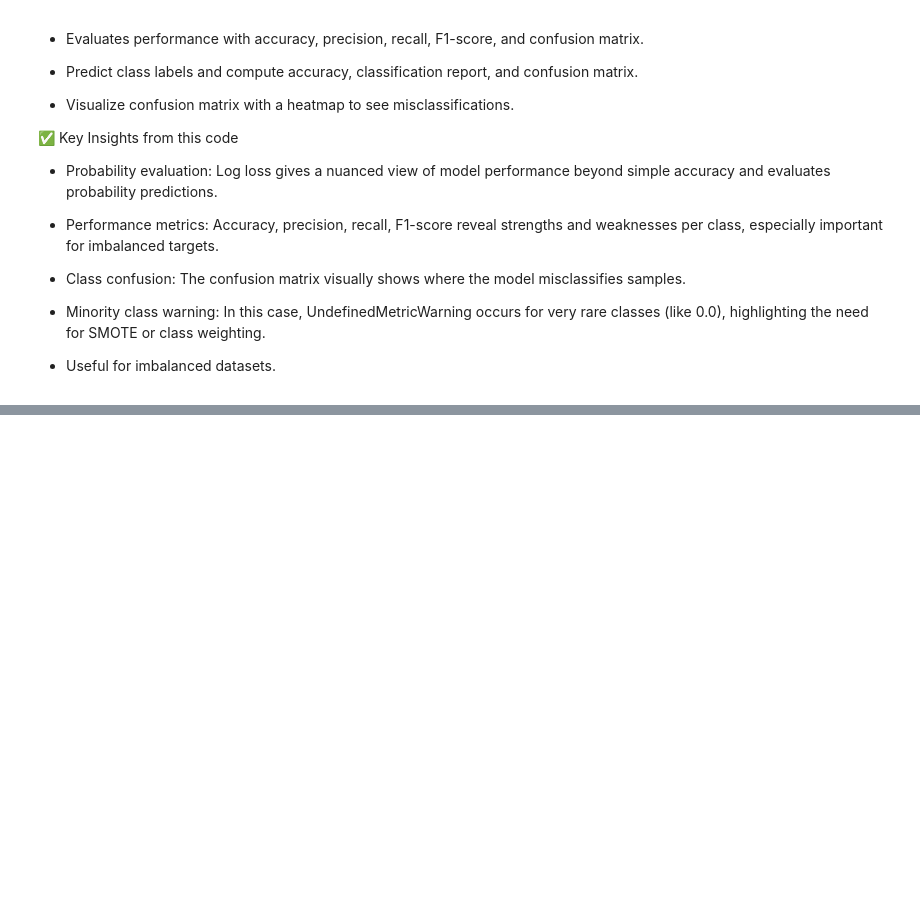
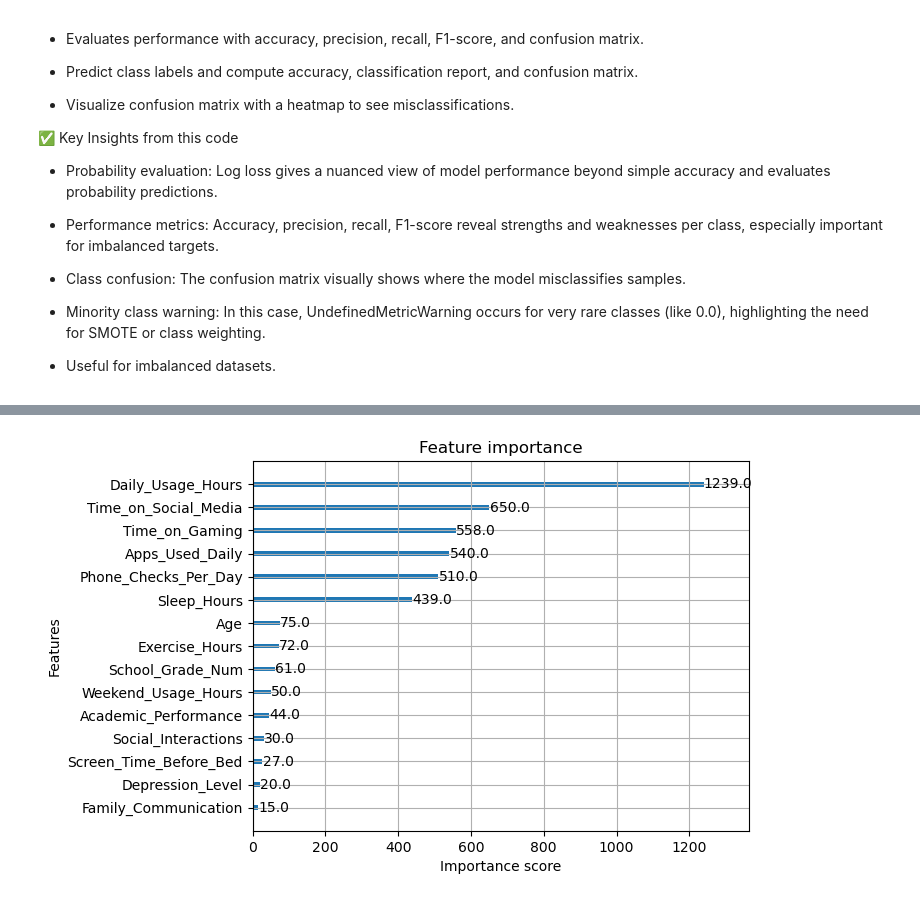
Before and after one commit to Natashaa7/Phone-Addiction-Analysis, a Jupyter notebook: TeenPhoneAddiction.ipynb, the cells around one changed output, grey strips where cells are left out. Saved outputs shown, nothing was run; the diff lists cells and outputs as text; code cells hidden in the pictures; blank space fills up the shorter version.

```diff
--- a/TeenPhoneAddiction.ipynb
+++ b/TeenPhoneAddiction.ipynb
@@ -964,5 +997,12 @@ Name: count, dtype: int64
 # %%
 # Train model
-model = RandomForestClassifier(random_state=42, class_weight='balanced')
+model = RandomForestClassifier(
+    class_weight='balanced',
+    n_estimators=300,
+    max_depth=10,        # limit tree depth
+    min_samples_split=5, # require more samples to split
+    min_samples_leaf=4,  # require more samples per leaf
+    random_state=42
+)
 model.fit(X_train_res, y_train_res)
 # %% [output]
@@ -1208,0 +1474,8 @@ weighted avg       0.93      0.94      0.93       600
+# %%
+from xgboost import plot_importance
+import matplotlib.pyplot as plt
+
+plot_importance(xgb_model, max_num_features=15, importance_type='weight')
+plt.show()
+# %% [output]
+[figure, added]
```
Also changed, not shown: parts of 47 cells of this notebook.
